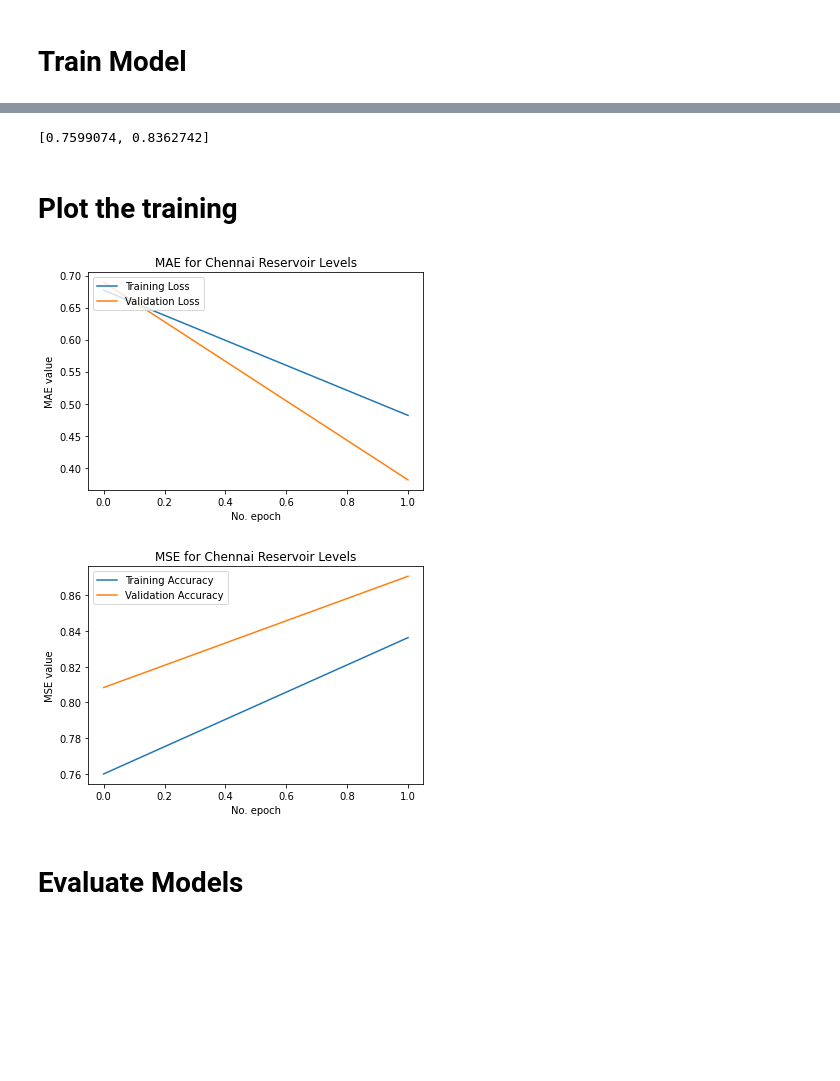
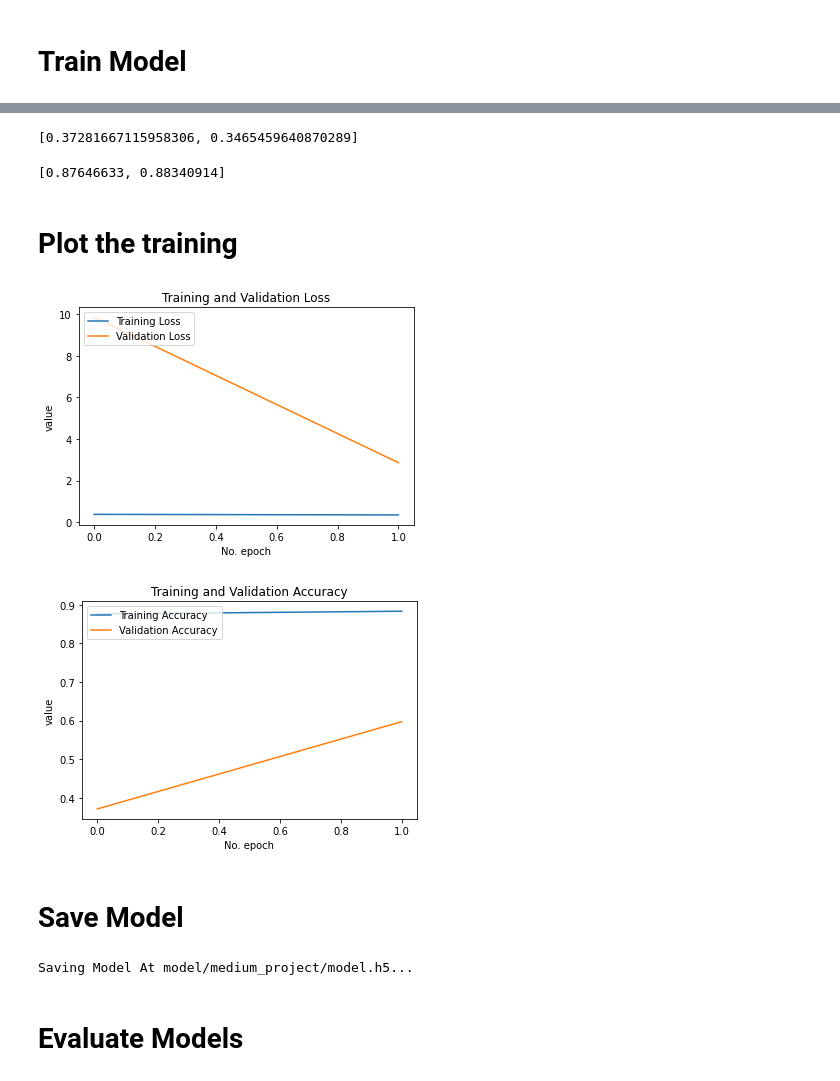
Before and after one commit to afif2100/image-clasifier-tf-keras, a Jupyter notebook: 2. Model Train.ipynb, the cells around one changed output, grey strips where cells are left out. Cells and saved outputs as stored; diff of their text form; code cells hidden in the pictures; blank space fills up the shorter version.

Commit message:
add to medium

```diff
--- a/2. Model Train.ipynb
+++ b/2. Model Train.ipynb
@@ -59,3 +74,20 @@ num_class = test_generator.num_classes
+# %%
+def tf_data_generator(generator, input_shape):
+    num_class = generator.num_classes
+    tf_generator = tf.data.Dataset.from_generator(
+        lambda: generator,
+        output_types=(tf.float32, tf.float32),
+        output_shapes=([None
+                        , input_shape[0]
+                        , input_shape[1]
+                        , input_shape[2]]
+                       ,[None, num_class])
+    )
+    return tf_generator
+# %%
+train_data = tf_data_generator(train_generator, input_shape)
+test_data = tf_data_generator(test_generator, input_shape)
+val_data = tf_data_generator(val_generator, input_shape)
 # %% [markdown]
 # Membuat Struktur CNN
 # %% [markdown]
@@ -189,11 +267,9 @@ WORKERS = cpu_count()
 # %%
-history = model.fit_generator(generator=train_generator,
-                              steps_per_epoch=len(train_generator),
-                              epochs=EPOCH,
-                              validation_data=val_generator,
-                              validation_steps=len(val_generator),
-                              workers=WORKERS,
-                              use_multiprocessing=True,
-                              shuffle=True,
-                              verbose=1)
+history = model.fit(x=train_data,
+        steps_per_epoch=len(train_generator),
+        epochs=EPOCH,
+        validation_data=val_data,
+        validation_steps=len(val_generator),
+        shuffle=True,
+        verbose = 1)
 # %% [output]
@@ -218,8 +281,11 @@ WARNING:tensorflow:multiprocessing can interact badly with TensorFlow, causing n
 # %%
 history.history['loss']
-history.history['accuracy']
 # %% [output]
-[0.7599074, 0.8362742]
+[0.37281667115958306, 0.3465459640870289]
+# %%
+history.history['accuracy']
+# %% [output]
+[0.87646633, 0.88340914]
 # %% [markdown]
 # Plot the training
 # %%
@@ -228,21 +294,23 @@ from matplotlib import pyplot as plt
 # Plot history: MAE
 plt.plot(history.history['loss'], label='Training Loss')
 plt.plot(history.history['val_loss'], label='Validation Loss')
-plt.title('MAE for Chennai Reservoir Levels')
-plt.ylabel('MAE value')
+plt.title('Training and Validation Loss')
+plt.ylabel('value')
 plt.xlabel('No. epoch')
 plt.legend(loc="upper left")
 plt.show()
 # %% [output]
-[figure, old version]
+[figure, new version]
 # %%
 # Plot history: MSE
 plt.plot(history.history['accuracy'], label='Training Accuracy')
 plt.plot(history.history['val_accuracy'], label='Validation Accuracy')
-plt.title('MSE for Chennai Reservoir Levels')
-plt.ylabel('MSE value')
+plt.title('Training and Validation Accuracy')
+plt.ylabel('value')
 plt.xlabel('No. epoch')
 plt.legend(loc="upper left")
 plt.show()
 # %% [output]
-[figure, old version]
+[figure, new version]
+# %% [markdown]
+# Save Model
@@ -249,3 +319,16 @@ plt.show()
+# %%
+MODEL_BASE_PATH = "model"
+PROJECT_NAME = "medium_project"
+SAVE_MODEL_NAME = "model.h5"
+save_model_path = os.path.join(MODEL_BASE_PATH, PROJECT_NAME, SAVE_MODEL_NAME)
+
+if os.path.exists(os.path.join(MODEL_BASE_PATH, PROJECT_NAME)) == False:
+    os.makedirs(os.path.join(MODEL_BASE_PATH, PROJECT_NAME))
+
+print('Saving Model At {}...'.format(save_model_path))
+model.save(save_model_path,include_optimizer=False)
+# %% [output]
+Saving Model At model/medium_project/model.h5...
 # %% [markdown]
 # Evaluate Models
 # %%
```
Also changed, not shown: parts of 28 cells of this notebook, 4 other files.
